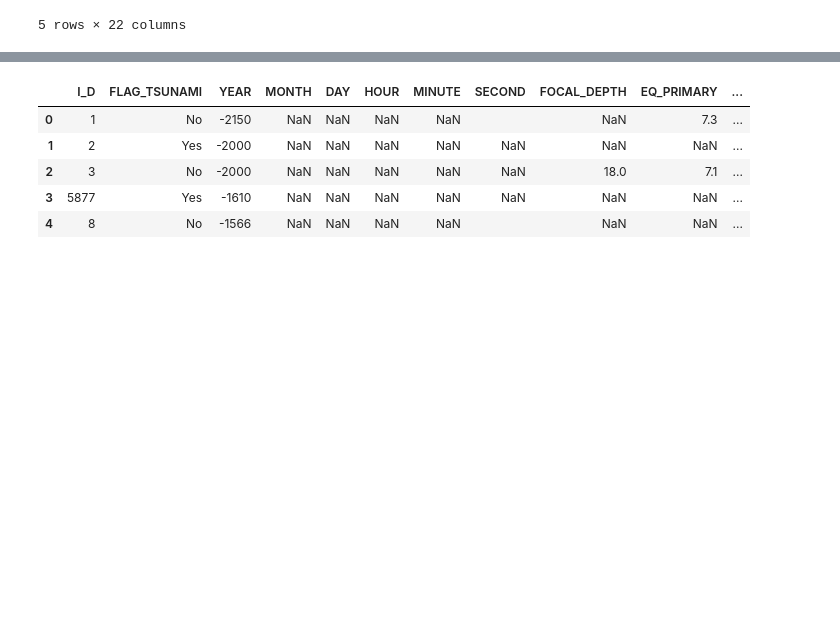
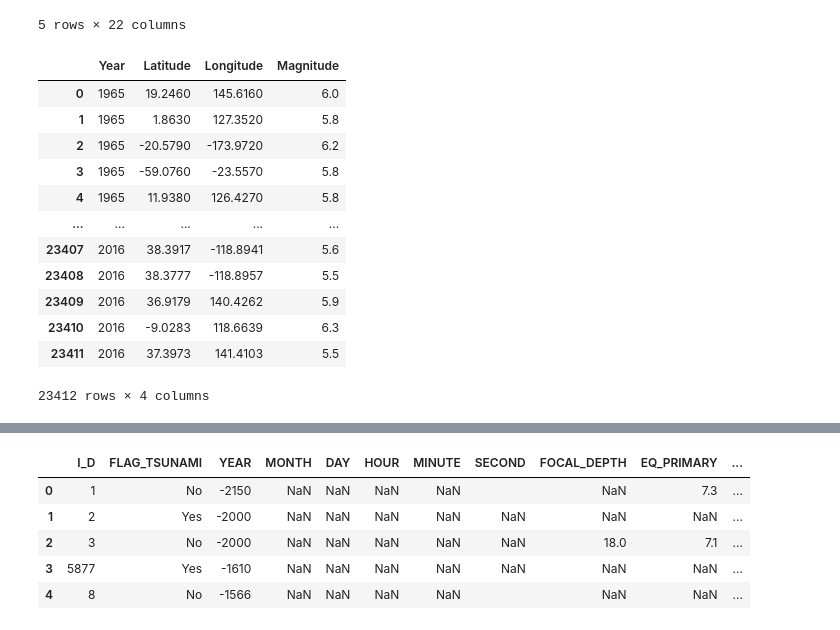
Before and after one commit to macadyls/Natural-Disaster-Support-ETL, a Jupyter notebook: data_cleaning.ipynb, the cells around one changed output, grey strips where cells are left out. Drawn from its saved outputs; the diff is of its cells as text; code cells hidden in the pictures; blank space fills up the shorter version.

```diff
--- a/data_cleaning.ipynb
+++ b/data_cleaning.ipynb
@@ -45,5 +45,22 @@ cleaned_earthquake_df = earthquake_data.loc[:, ["Year",
                                                 "Latitude",
                                                 "Longitude",
                                                 "Magnitude"]]
+# %%
+cleaned_earthquake_df.reset_index(drop = True, inplace = True)
+cleaned_earthquake_df
+# %% [output]
+|  | Year | Latitude | Longitude | Magnitude |
+| 0 | 1965 | 19.2460 | 145.6160 | 6.0 |
+| 1 | 1965 | 1.8630 | 127.3520 | 5.8 |
+| 2 | 1965 | -20.5790 | -173.9720 | 6.2 |
+| 3 | 1965 | -59.0760 | -23.5570 | 5.8 |
+| 4 | 1965 | 11.9380 | 126.4270 | 5.8 |
+| ... | ... | ... | ... | ... |
+| 23407 | 2016 | 38.3917 | -118.8941 | 5.6 |
+| 23408 | 2016 | 38.3777 | -118.8957 | 5.5 |
+| 23409 | 2016 | 36.9179 | 140.4262 | 5.9 |
+| 23410 | 2016 | -9.0283 | 118.6639 | 6.3 |
+| 23411 | 2016 | 37.3973 | 141.4103 | 5.5 |
+23412 rows × 4 columns
 # %%
 cleaned_earthquake_df = cleaned_earthquake_df.loc[(cleaned_earthquake_df)["Year"] >= 2015]
```
Also changed, not shown: parts of 2 cells of this notebook.
